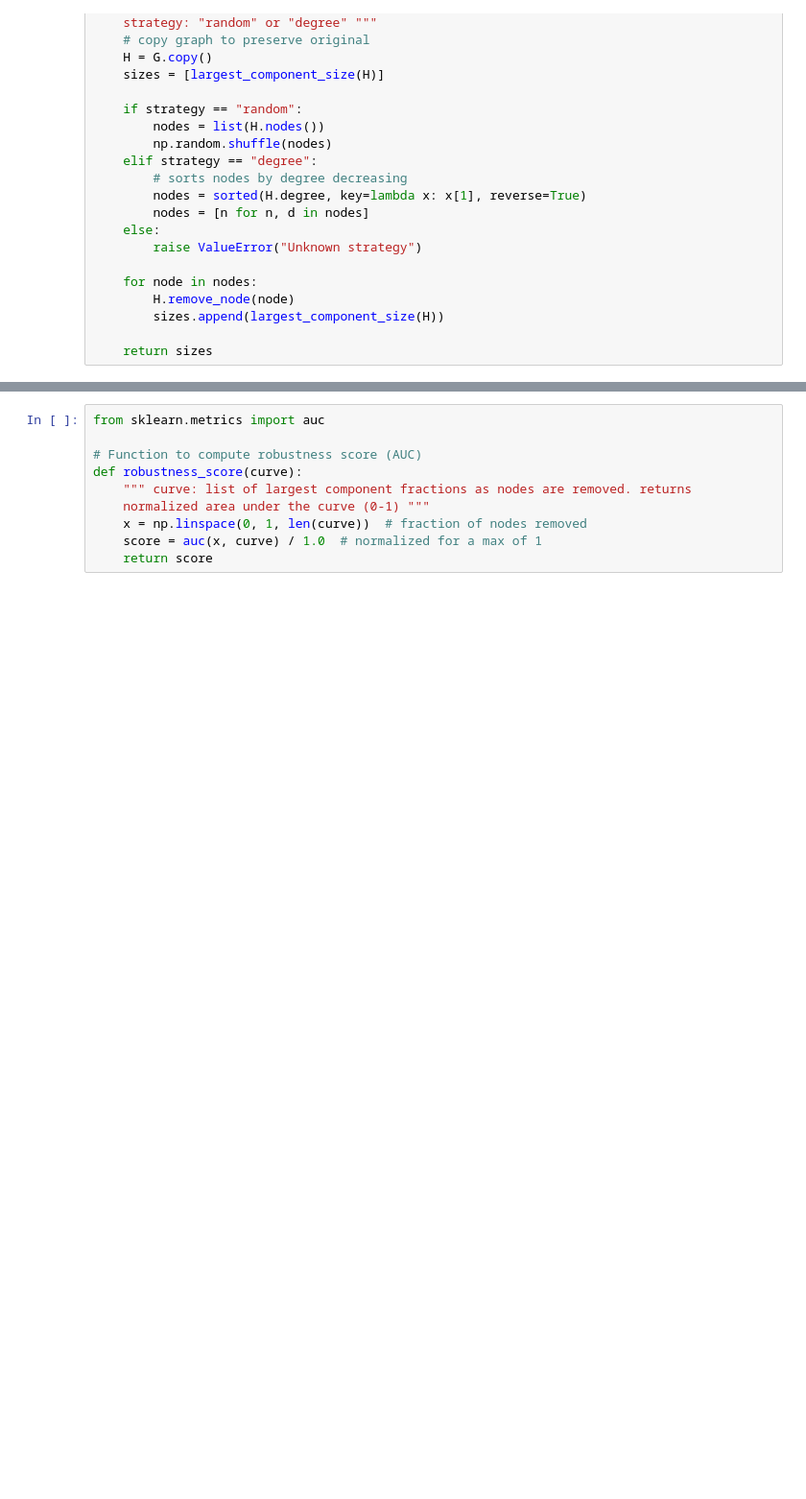
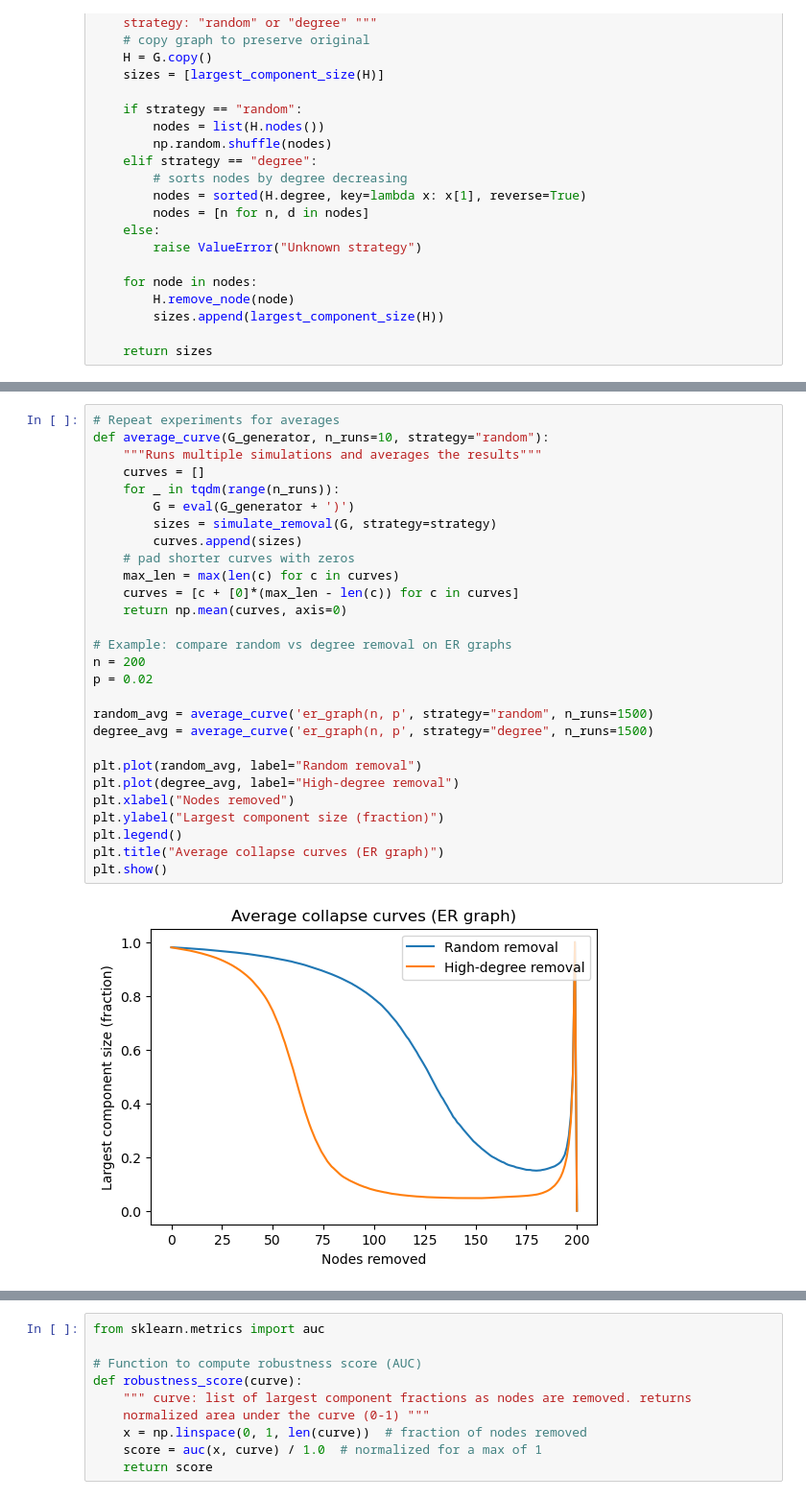
Before and after one commit to GVN8R/network-resilience, a Jupyter notebook: notebooks/01_network_resilience.ipynb, the cells around one changed output, grey strips where cells are left out. Shown: that part at 96% size. Drawn from its saved outputs; the diff is of its cells as text; blank space fills up the shorter version.

```diff
--- a/notebooks/01_network_resilience.ipynb
+++ b/notebooks/01_network_resilience.ipynb
@@ -129,3 +98,33 @@ plt.show()
+# %%
+# Repeat experiments for averages
+def average_curve(G_generator, n_runs=10, strategy="random"):
+    """Runs multiple simulations and averages the results"""
+    curves = []
+    for _ in tqdm(range(n_runs)):
+        G = eval(G_generator + ')')
+        sizes = simulate_removal(G, strategy=strategy)
+        curves.append(sizes)
+    # pad shorter curves with zeros
+    max_len = max(len(c) for c in curves)
+    curves = [c + [0]*(max_len - len(c)) for c in curves]
+    return np.mean(curves, axis=0)
+
+# Example: compare random vs degree removal on ER graphs
+n = 200
+p = 0.02
+
+random_avg = average_curve('er_graph(n, p', strategy="random", n_runs=1500)
+degree_avg = average_curve('er_graph(n, p', strategy="degree", n_runs=1500)
+
+plt.plot(random_avg, label="Random removal")
+plt.plot(degree_avg, label="High-degree removal")
+plt.xlabel("Nodes removed")
+plt.ylabel("Largest component size (fraction)")
+plt.legend()
+plt.title("Average collapse curves (ER graph)")
+plt.show()
+# %% [output]
+[figure]
 # %%
 # Compare network robustness between models
 models = {
```
Also changed, not shown: parts of 11 cells of this notebook.
